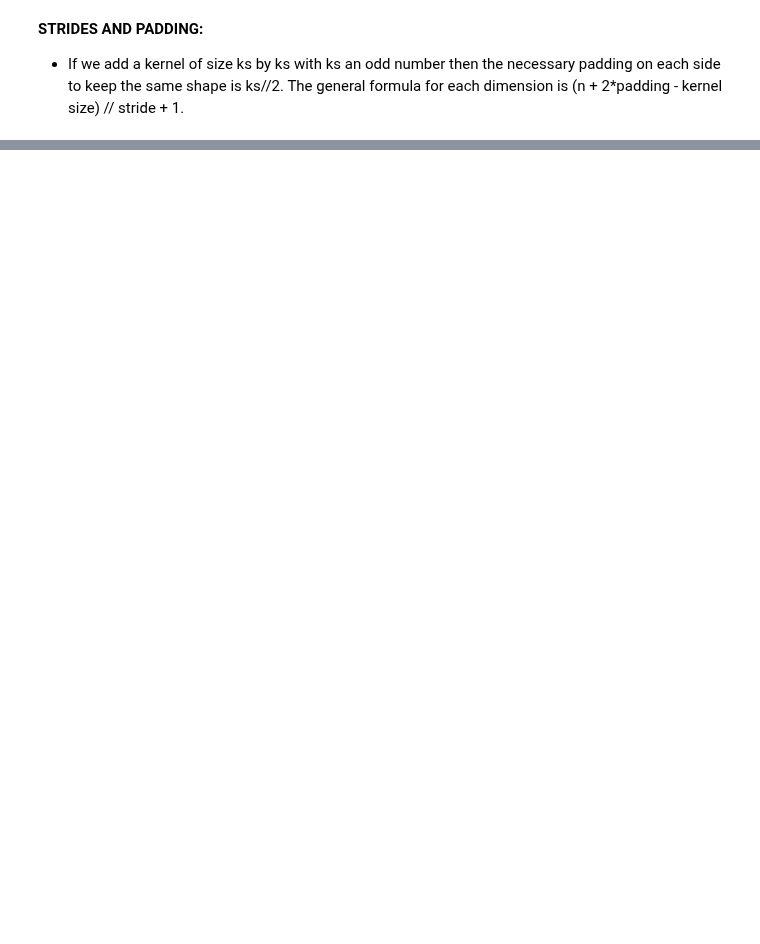
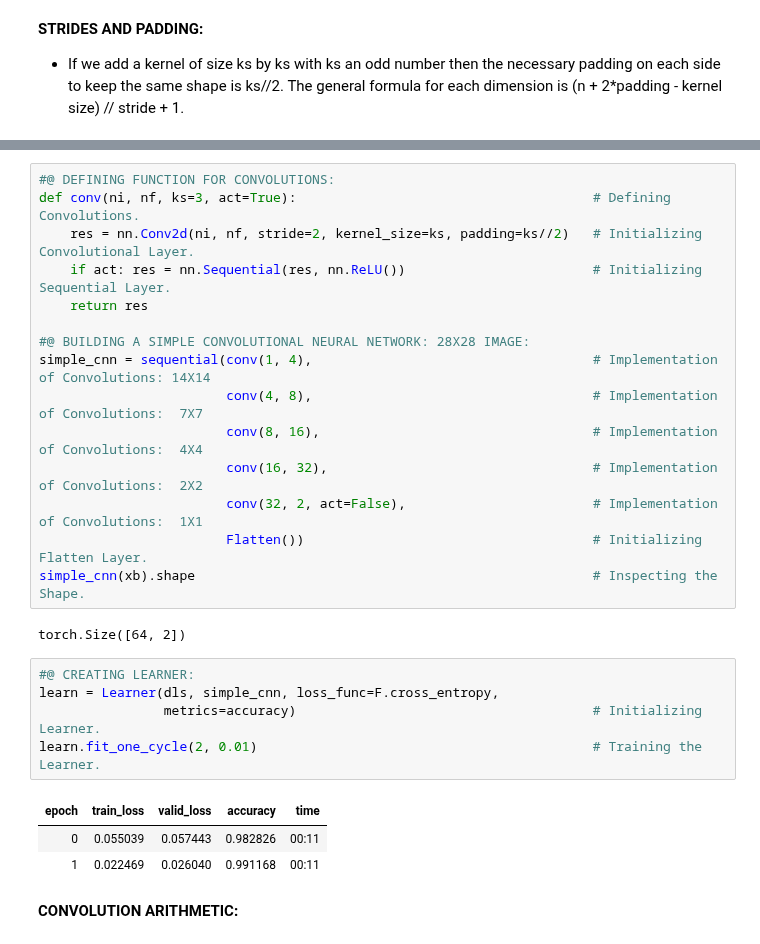
Before and after one commit to ThinamXx/Fastai, a Jupyter notebook: 12. Convolutional Neural Networks/CNN.ipynb, the cells around one changed output, grey strips where cells are left out. Drawn from its saved outputs; the diff is of its cells as text; blank space fills up the shorter version.

```diff
--- a/12. Convolutional Neural Networks/CNN.ipynb
+++ b/12. Convolutional Neural Networks/CNN.ipynb
@@ -167,0 +193,28 @@ show_image(batch_features[0, 0]);
+# %%
+#@ DEFINING FUNCTION FOR CONVOLUTIONS:
+def conv(ni, nf, ks=3, act=True):                                      # Defining Convolutions.
+    res = nn.Conv2d(ni, nf, stride=2, kernel_size=ks, padding=ks//2)   # Initializing Convolutional Layer.
+    if act: res = nn.Sequential(res, nn.ReLU())                        # Initializing Sequential Layer.
+    return res
+
+#@ BUILDING A SIMPLE CONVOLUTIONAL NEURAL NETWORK: 28X28 IMAGE:
+simple_cnn = sequential(conv(1, 4),                                    # Implementation of Convolutions: 14X14
+                        conv(4, 8),                                    # Implementation of Convolutions:  7X7
+                        conv(8, 16),                                   # Implementation of Convolutions:  4X4
+                        conv(16, 32),                                  # Implementation of Convolutions:  2X2
+                        conv(32, 2, act=False),                        # Implementation of Convolutions:  1X1
+                        Flatten())                                     # Initializing Flatten Layer.
+simple_cnn(xb).shape                                                   # Inspecting the Shape.
+# %% [output]
+torch.Size([64, 2])
+# %%
+#@ CREATING LEARNER:
+learn = Learner(dls, simple_cnn, loss_func=F.cross_entropy,
+                metrics=accuracy)                                      # Initializing Learner.
+learn.fit_one_cycle(2, 0.01)                                           # Training the Learner.
+# %% [output]
+| epoch | train_loss | valid_loss | accuracy | time |
+| 0 | 0.055039 | 0.057443 | 0.982826 | 00:11 |
+| 1 | 0.022469 | 0.026040 | 0.991168 | 00:11 |
+# %% [markdown]
+**CONVOLUTION ARITHMETIC:**
```
Also changed, not shown: parts of 12 cells of this notebook.
